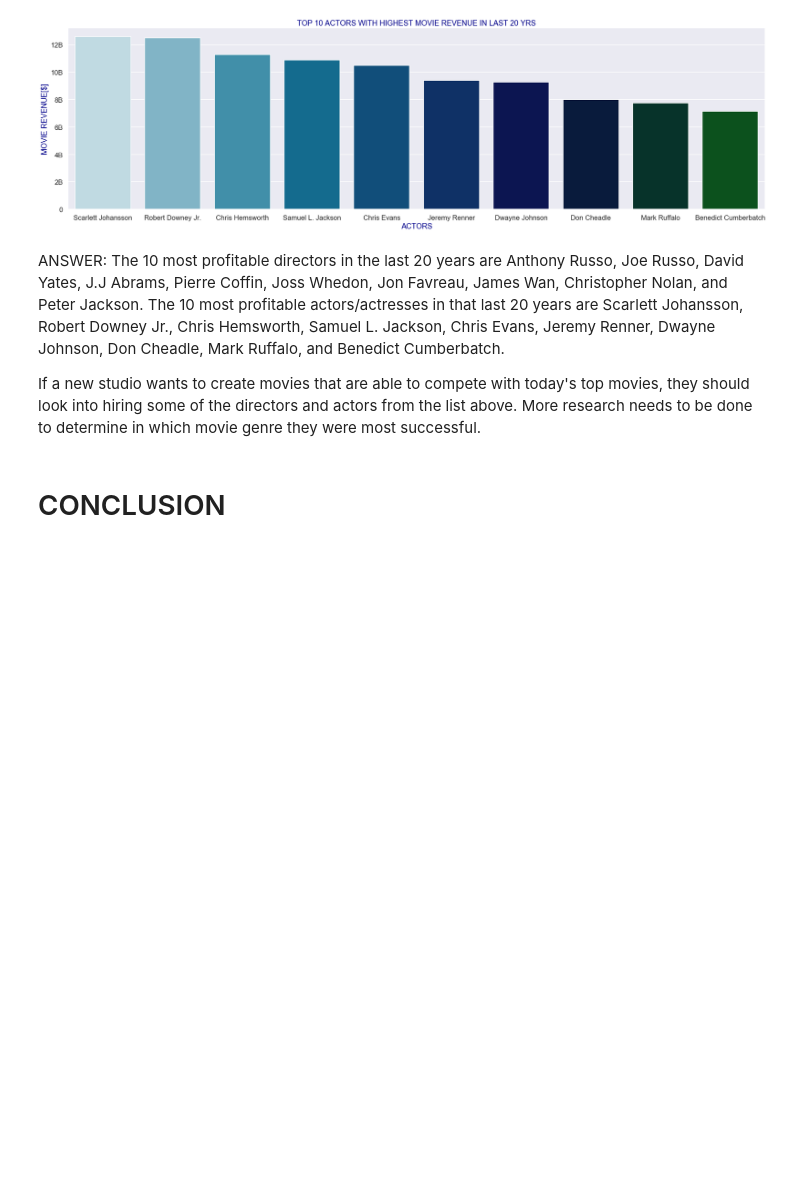
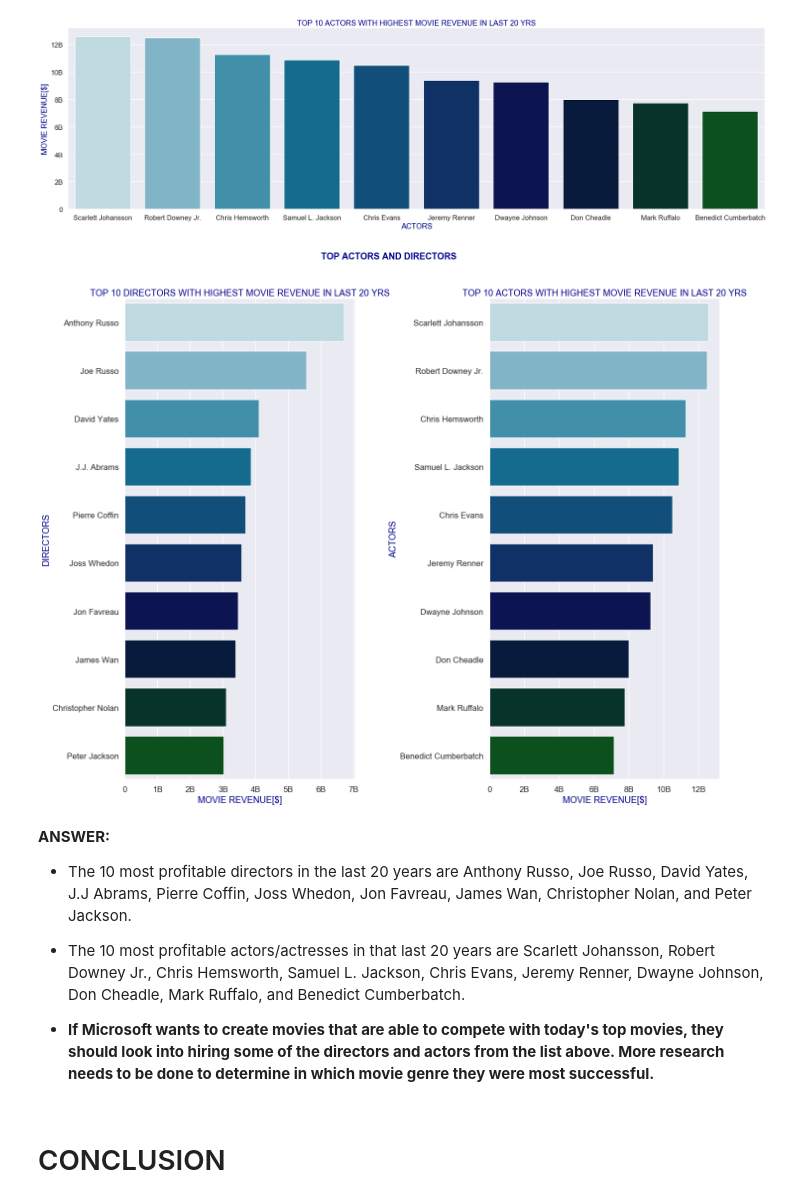
Before and after one commit to gabrieljarosi/dsc-mod-1-project-v2-1-onl01-dtsc-pt-041320, a Jupyter notebook: student.ipynb, the cells around one changed output. Saved outputs shown, nothing was run; the diff lists cells and outputs as text; code cells hidden in the pictures; blank space fills up the shorter version.

```diff
--- a/student.ipynb
+++ b/student.ipynb
@@ -933,11 +956,39 @@ plt.show()
 # %% [output]
 [figure]
 [figure]
+# %%
+#CREATING A MOVIE REVENUE BY DIRECTOR GRAPH
+fig,axes = plt.subplots(ncols=2,figsize = (20,15))
+avg_barplot = sns.barplot(y="director", x="Revenue_Sum",  data=sum_director_df[1:11] ,palette = ('ocean_r'),
+                         ax=axes[0],orient='h')
+ax = axes[0]
+ax.set_title('TOP 10 DIRECTORS WITH HIGHEST MOVIE REVENUE IN LAST 20 YRS',fontsize=18, color = 'darkblue')
+ax.set_xlabel('MOVIE REVENUE[$]',fontsize=18, color = 'darkblue')
+ax.set_ylabel('DIRECTORS',fontsize=18, color = 'darkblue')
+
+ax.xaxis.set_major_formatter(tick.FuncFormatter(reformat_large_tick_values))
+
+
+#CREATING A AVERAGE MOVIE REVENUE BY ACTOR GRAPH
+avg_barplot = sns.barplot(y="Actor", x="Revenue_Sum",  data=sum_actor_df[2:12] ,palette = ('ocean_r'),
+                         ax=axes[1],orient='h')
+ax = axes[1]
+ax.set_title('TOP 10 ACTORS WITH HIGHEST MOVIE REVENUE IN LAST 20 YRS',fontsize=18, color = 'darkblue')
+ax.set_xlabel('MOVIE REVENUE[$]',fontsize=18, color = 'darkblue')
+ax.set_ylabel('ACTORS',fontsize=18, color = 'darkblue')
+
+ax.xaxis.set_major_formatter(tick.FuncFormatter(reformat_large_tick_values))
+plt.suptitle('TOP ACTORS AND DIRECTORS',y=1.05,fontsize=18, color = 'darkblue',weight='bold')
+plt.tight_layout()
+# %% [output]
+[figure, added]
 # %% [markdown]
-ANSWER: The 10 most profitable directors in the last 20 years are Anthony Russo, Joe Russo, David Yates, J.J Abrams, Pierre Coffin, Joss Whedon, Jon Favreau, James Wan, Christopher Nolan, and Peter Jackson.
-The 10 most profitable actors/actresses in that last 20 years are Scarlett Johansson, Robert Downey Jr., Chris Hemsworth, Samuel L. Jackson, Chris Evans, Jeremy Renner, Dwayne Johnson, Don Cheadle, Mark Ruffalo, and Benedict Cumberbatch.
+**ANSWER:**
+- The 10 most profitable directors in the last 20 years are Anthony Russo, Joe Russo, David Yates, J.J Abrams, Pierre Coffin, Joss Whedon, Jon Favreau, James Wan, Christopher Nolan, and Peter Jackson.
+- The 10 most profitable actors/actresses in that last 20 years are Scarlett Johansson, Robert Downey Jr., Chris Hemsworth, Samuel L. Jackson, Chris Evans, Jeremy Renner, Dwayne Johnson, Don Cheadle, Mark Ruffalo, and Benedict Cumberbatch.
 
-If a new studio wants to create movies that are able to compete with today's top movies, they should look into hiring some of the directors and actors from the list above. More research needs to be done to determine in which movie genre they were most successful.
+
+- **If Microsoft wants to create movies that are able to compete with today's top movies, they should look into hiring some of the directors and actors from the list above. More research needs to be done to determine in which movie genre they were most successful.**
 # %% [markdown]
 # CONCLUSION
 # %% [markdown]
```
Also changed, not shown: parts of 14 cells of this notebook, 16 other files.
